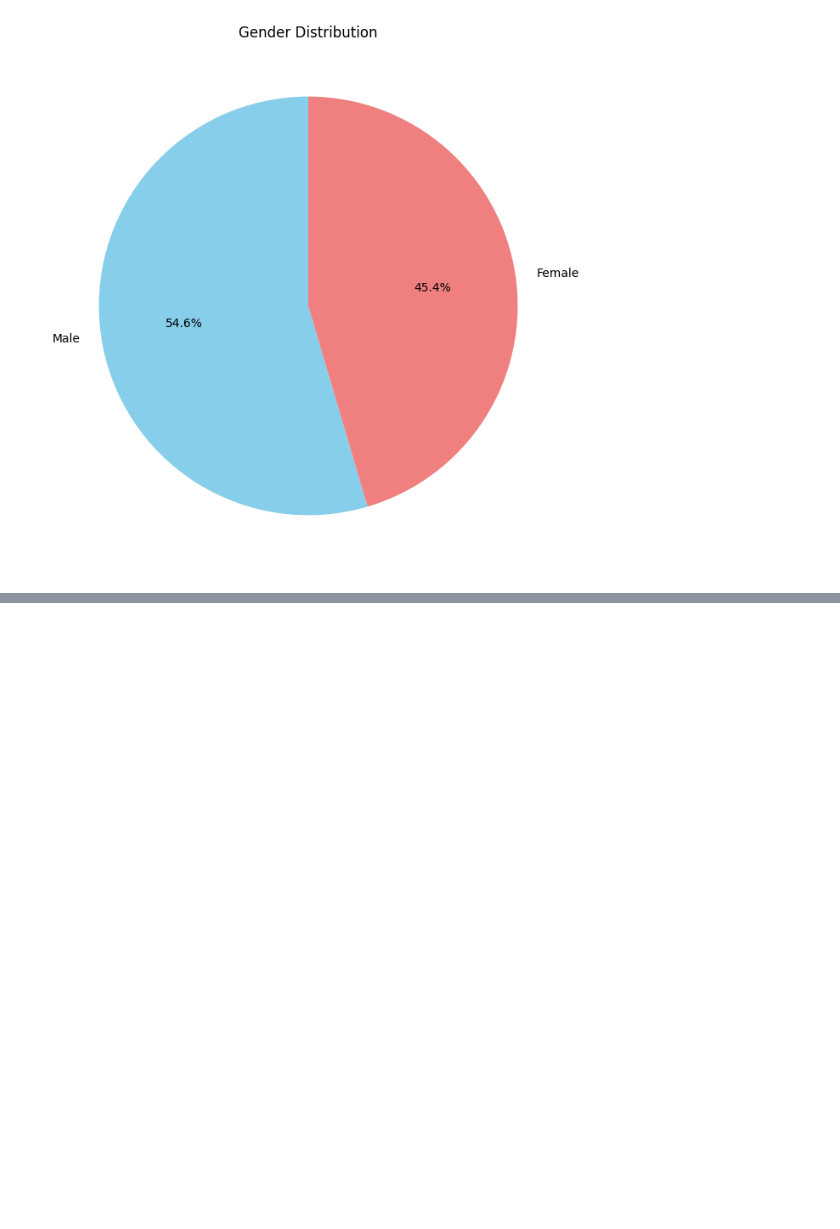
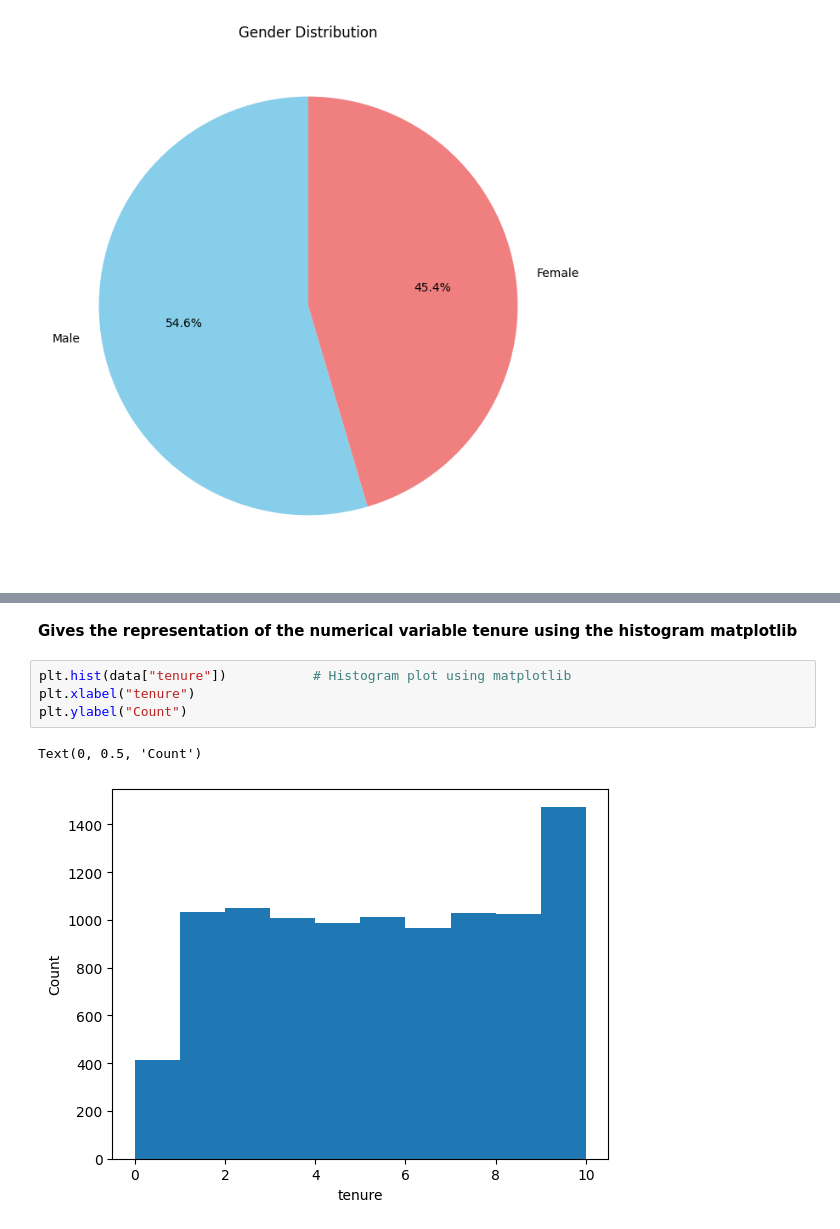
Before and after one commit to Lohith288/AI-ML-INTERNSHIP-VRSEC, a Jupyter notebook: Bank_Customer_Churn_Prediction.ipynb, the cells around one changed output, grey strips where cells are left out. Cells and saved outputs as stored; diff of their text form; blank space fills up the shorter version.

```diff
--- a/Bank_Customer_Churn_Prediction.ipynb
+++ b/Bank_Customer_Churn_Prediction.ipynb
@@ -270,0 +357,9 @@ plt.show()
+# %% [markdown]
+**Gives the representation of the numerical variable tenure using the histogram matplotlib**
+# %%
+plt.hist(data["tenure"])           # Histogram plot using matplotlib
+plt.xlabel("tenure")
+plt.ylabel("Count")
+# %% [output]
+Text(0, 0.5, 'Count')
+[figure, added]
```
Also changed, not shown: parts of 68 cells of this notebook.
